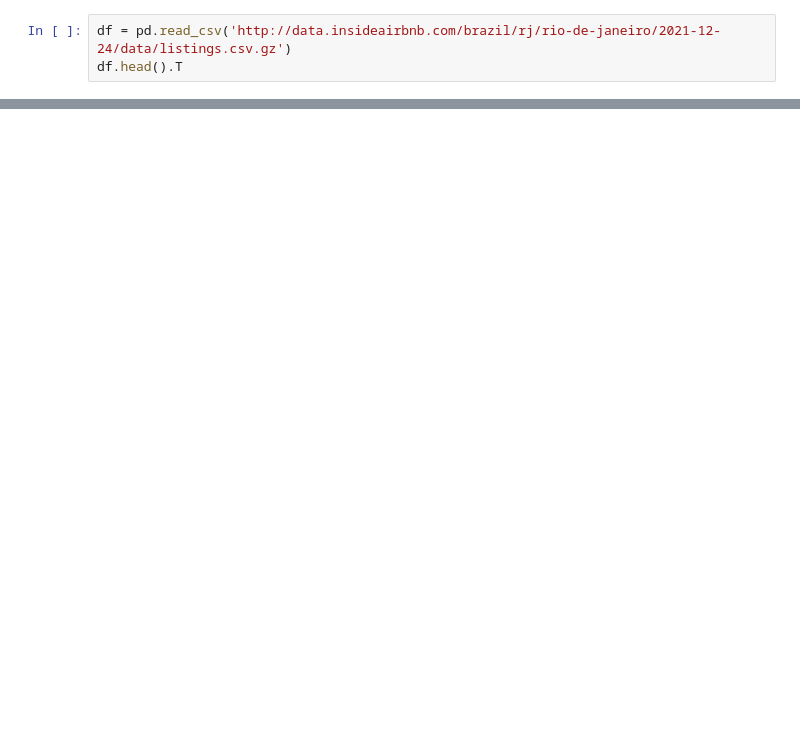
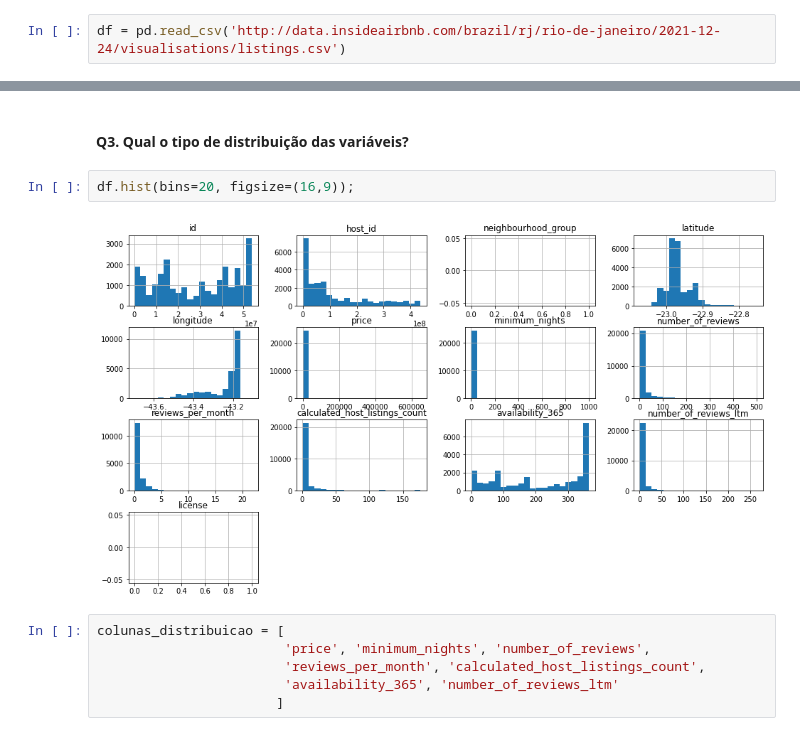
Before and after one commit to oarthurcarvalho/100DaysofCode, a Jupyter notebook: Round 1/Analisando_os_Dados_do_Airbnb_no_Rio_de_Janeiro.ipynb, the cells around one changed output, grey strips where cells are left out. Saved outputs shown, nothing was run; the diff lists cells and outputs as text; blank space fills up the shorter version.

```diff
--- a/Round 1/Analisando_os_Dados_do_Airbnb_no_Rio_de_Janeiro.ipynb
+++ b/Round 1/Analisando_os_Dados_do_Airbnb_no_Rio_de_Janeiro.ipynb
@@ -5,3 +8,2 @@ import pandas as pd
 # %%
-df = pd.read_csv('http://data.insideairbnb.com/brazil/rj/rio-de-janeiro/2021-12-24/data/listings.csv.gz')
-df.head().T
+df = pd.read_csv('http://data.insideairbnb.com/brazil/rj/rio-de-janeiro/2021-12-24/visualisations/listings.csv')
@@ -41,0 +94,12 @@ Index(['id', 'listing_url', 'scrape_id', 'last_scraped', 'name', 'description',
+# %% [markdown]
+#### **Q3. Qual o tipo de distribuição das variáveis?**
+# %%
+df.hist(bins=20, figsize=(16,9));
+# %% [output]
+[figure, added]
+# %%
+colunas_distribuicao = [
+                        'price', 'minimum_nights', 'number_of_reviews',
+                        'reviews_per_month', 'calculated_host_listings_count',
+                        'availability_365', 'number_of_reviews_ltm'
+                       ]
```
Also changed, not shown: parts of 32 cells of this notebook.
